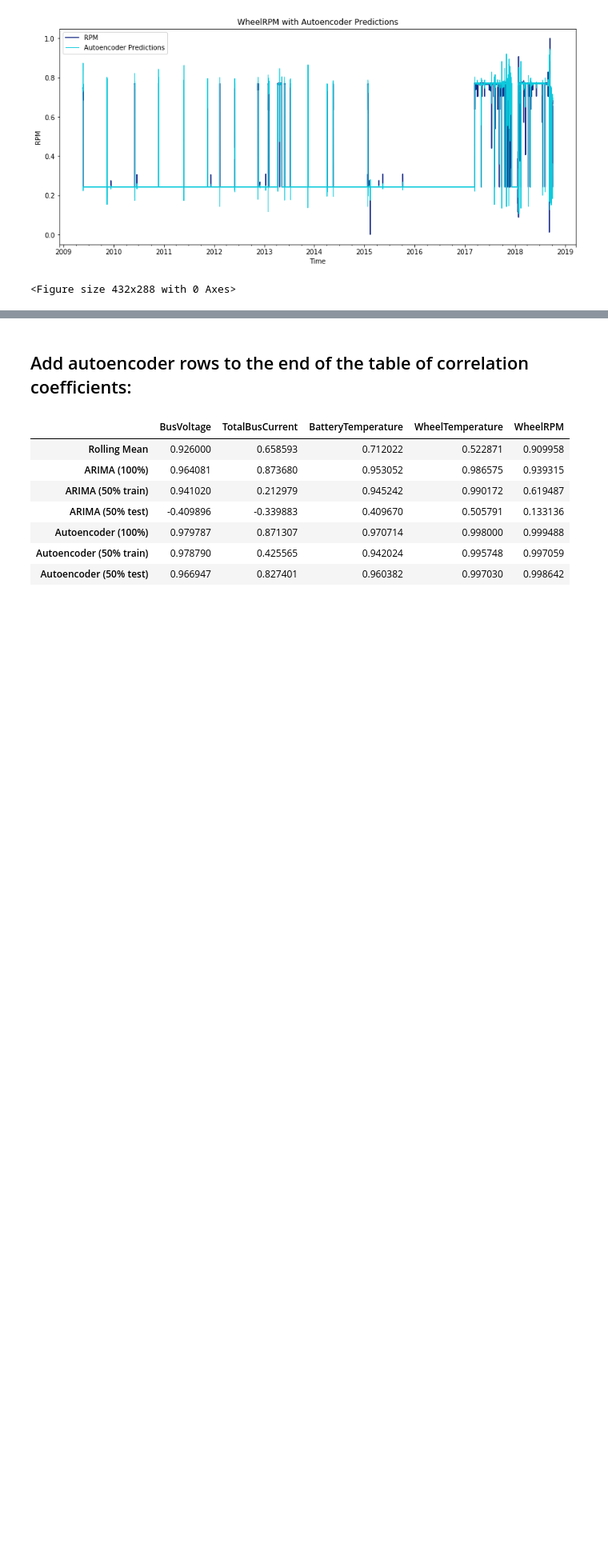
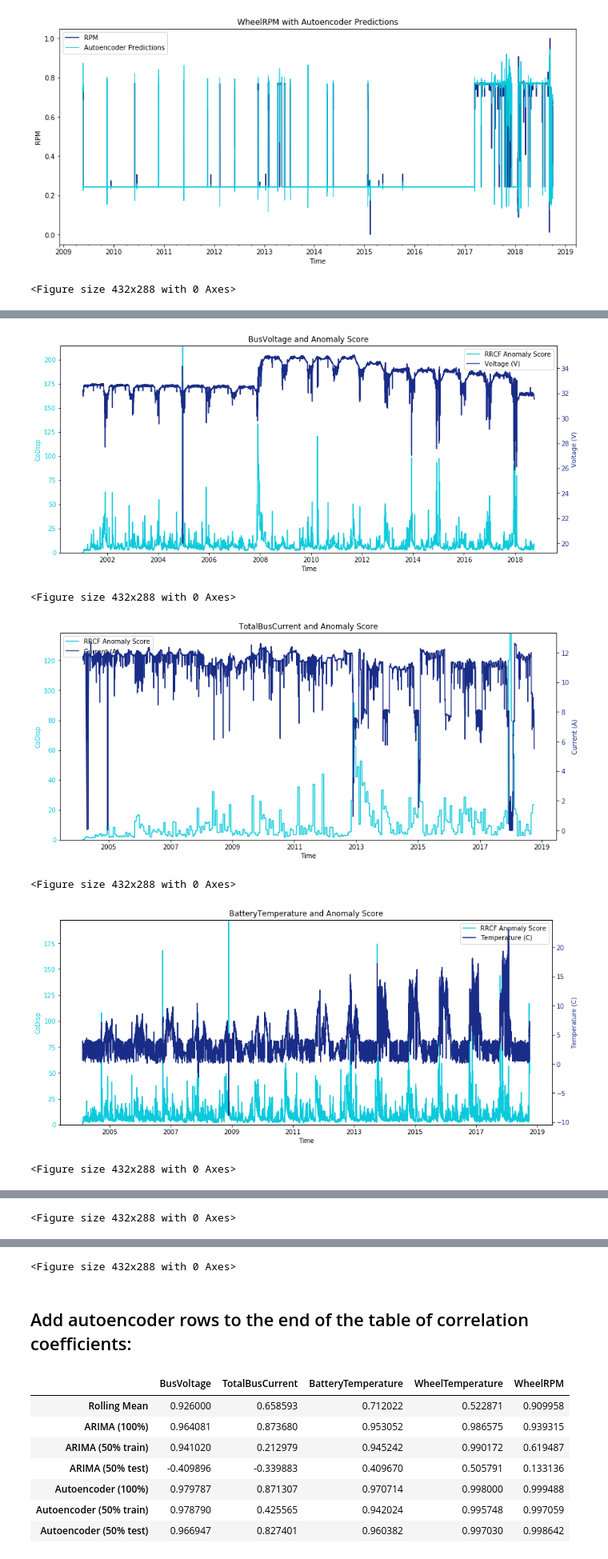
Before and after one commit to sapols/Satellite-Telemetry-Anomaly-Detection, a Jupyter notebook: Algorithm Modeling.ipynb, the cells around one changed output, grey strips where cells are left out. Shown at 80% size. Drawn from its saved outputs; the diff is of its cells as text; code cells hidden in the pictures; blank space fills up the shorter version.

Commit message:
All algorithms have been run on all datasets

```diff
--- a/Algorithm Modeling.ipynb
+++ b/Algorithm Modeling.ipynb
@@ -295,0 +305,16 @@ UnboundLocalError: local variable 'branch' referenced before assignment
+# %%
+for ds in range(len(datasets)):
+    dataset = datasets[ds]
+    var_name = var_names[ds]
+    ds_name = dataset[5:-4] # drop 'Data/' and '.csv'
+    cfvs = 'save/datasets/' + ds_name + '/autoencoder/data/50 percent/' + ds_name + '_compressed_by_autoencoder_half.npy'
+
+    # Use custom module 'score_features_with_rrcf' which also saves plots and data
+    ts_with_scores = score_features_with_rrcf(dataset, cfvs, ds_name, var_name)
+# %% [output]
+[figure, added]
+<Figure size 432x288 with 0 Axes>
+[figure, added]
+<Figure size 432x288 with 0 Axes>
+[figure, added]
+<Figure size 432x288 with 0 Axes>
@@ -295,0 +322 @@ UnboundLocalError: local variable 'branch' referenced before assignment
+<Figure size 432x288 with 0 Axes>
@@ -296,3 +324,4 @@ UnboundLocalError: local variable 'branch' referenced before assignment
+<Figure size 432x288 with 0 Axes>
 # %% [markdown]
 ## Add autoencoder rows to the end of the table of correlation coefficients:
 # %%
```
Also changed, not shown: parts of 6 cells of this notebook.
